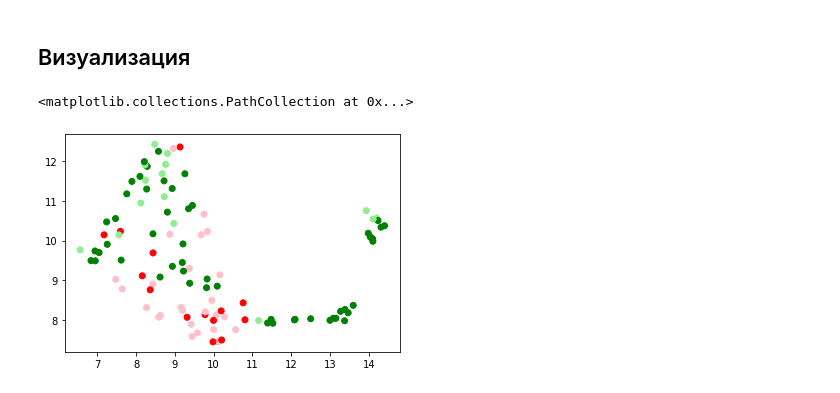
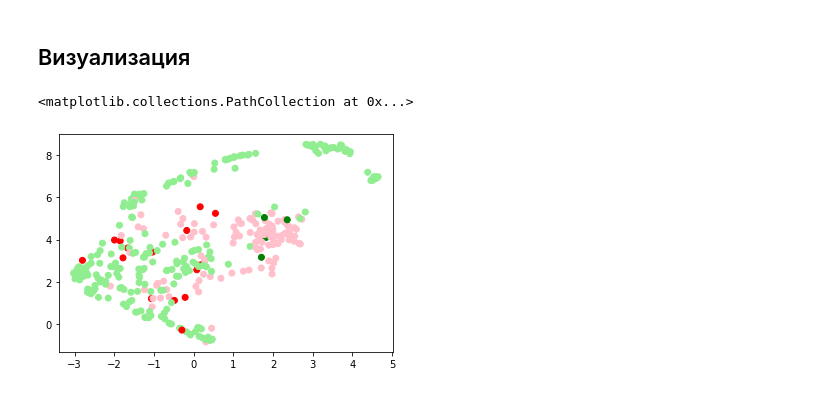
Before and after one commit to BearPro/data-science, a Jupyter notebook: task3.ipynb, the cells around one changed output. Cells and saved outputs as stored; diff of their text form; code cells hidden in the pictures.

```diff
--- a/task3.ipynb
+++ b/task3.ipynb
@@ -86,24 +76,26 @@ scores(y_test, y_predicted)
 # %%
 import umap
 import matplotlib.pyplot as plt
 from sklearn.preprocessing import RobustScaler
 %matplotlib inline
 
 umap_reducer = umap.UMAP()
+X = data[range(0, 34)]
+y_pred = classifier.predict(X)
+y_act = data[34]
+y_act.name = "act"
+Y = pandas.concat([y_act, pandas.Series(y_pred, name="pred")], axis=1)
 
-y_test.name = "act"
-_y = pandas.DataFrame(y_test)
-Y = pandas.concat([_x1, pandas.Series(y_predicted, name="pred", index=_x1.index)], axis=1)
-color_map = {"gg": "green", "bb": "red", "gb": "lightgreen", "bg": "pink"}
+color_map = {"gg": "lightgreen", "bb": "pink", "gb": "green", "bg": "red"}
 colors = Y.apply(lambda x: x['act'] + x['pred'], axis=1).map(color_map)
 
 
-_data = X_test.values
+_data = X.values
 
 scaled_data = RobustScaler().fit_transform(_data)
 embedding_data = umap_reducer.fit_transform(scaled_data)
 
 plt.scatter(embedding_data[:, 0], embedding_data[:, 1], c=colors)
 # %% [output]
 <matplotlib.collections.PathCollection at 0x...>
-[figure, old version]
+[figure, new version]
```
Also changed, not shown: parts of 4 cells of this notebook, 1 other file.
